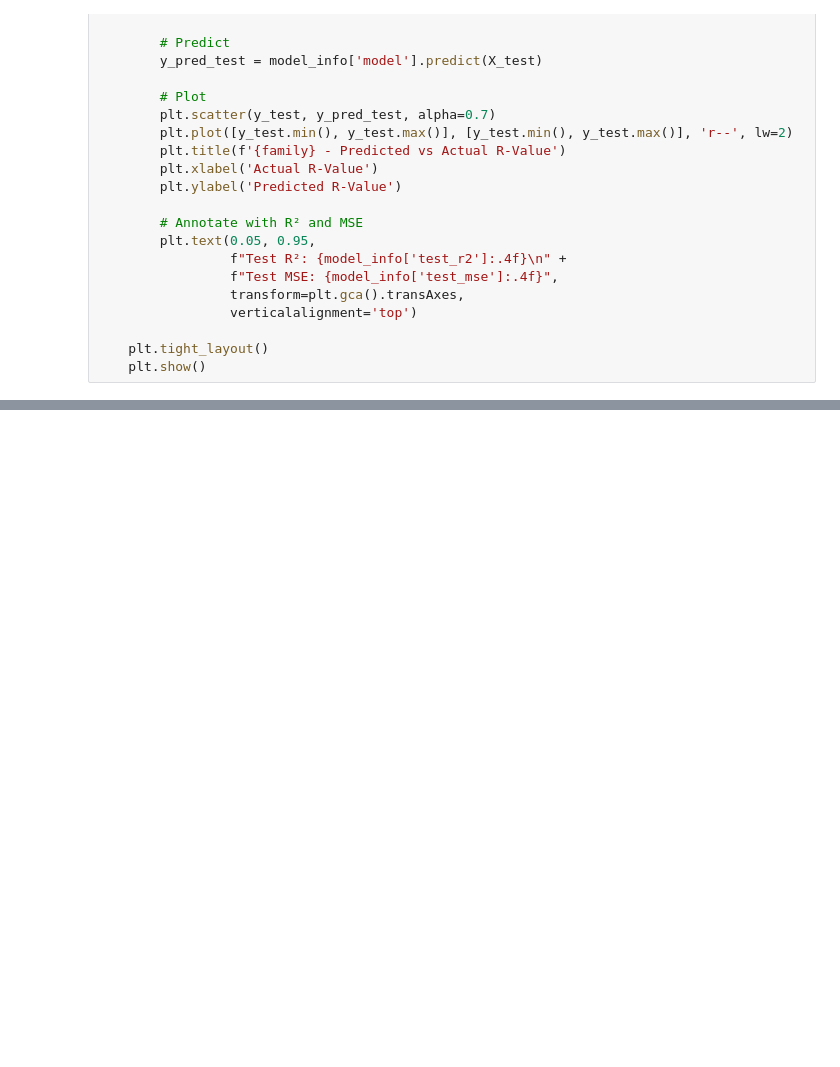
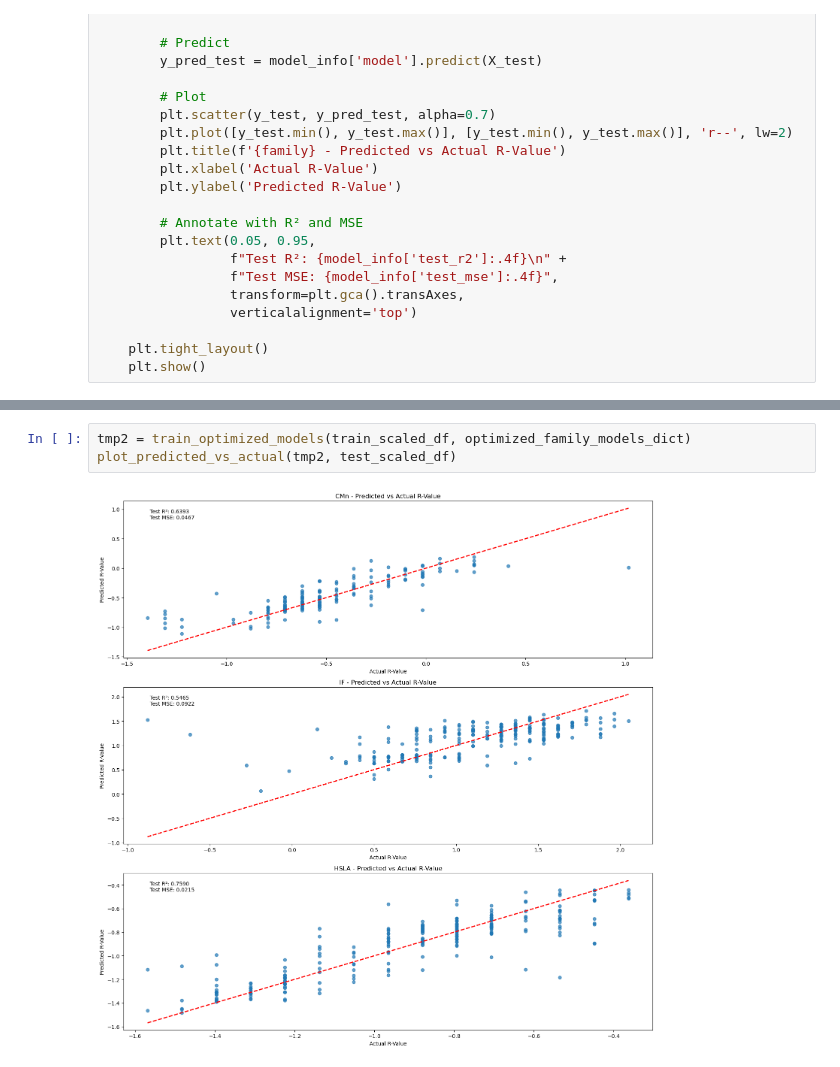
Before and after one commit to TonnyLe14/master-thesis, a Jupyter notebook: RFRegression.ipynb, the cells around one changed output, grey strips where cells are left out. Drawn from its saved outputs; the diff is of its cells as text; blank space fills up the shorter version.

```diff
--- a/RFRegression.ipynb
+++ b/RFRegression.ipynb
@@ -241,0 +226,5 @@ KeyError: 'test_r2'
+# %%
+tmp2 = train_optimized_models(train_scaled_df, optimized_family_models_dict)
+plot_predicted_vs_actual(tmp2, test_scaled_df)
+# %% [output]
+[figure, added]
```
Also changed, not shown: parts of 5 cells of this notebook, 5 other files.
